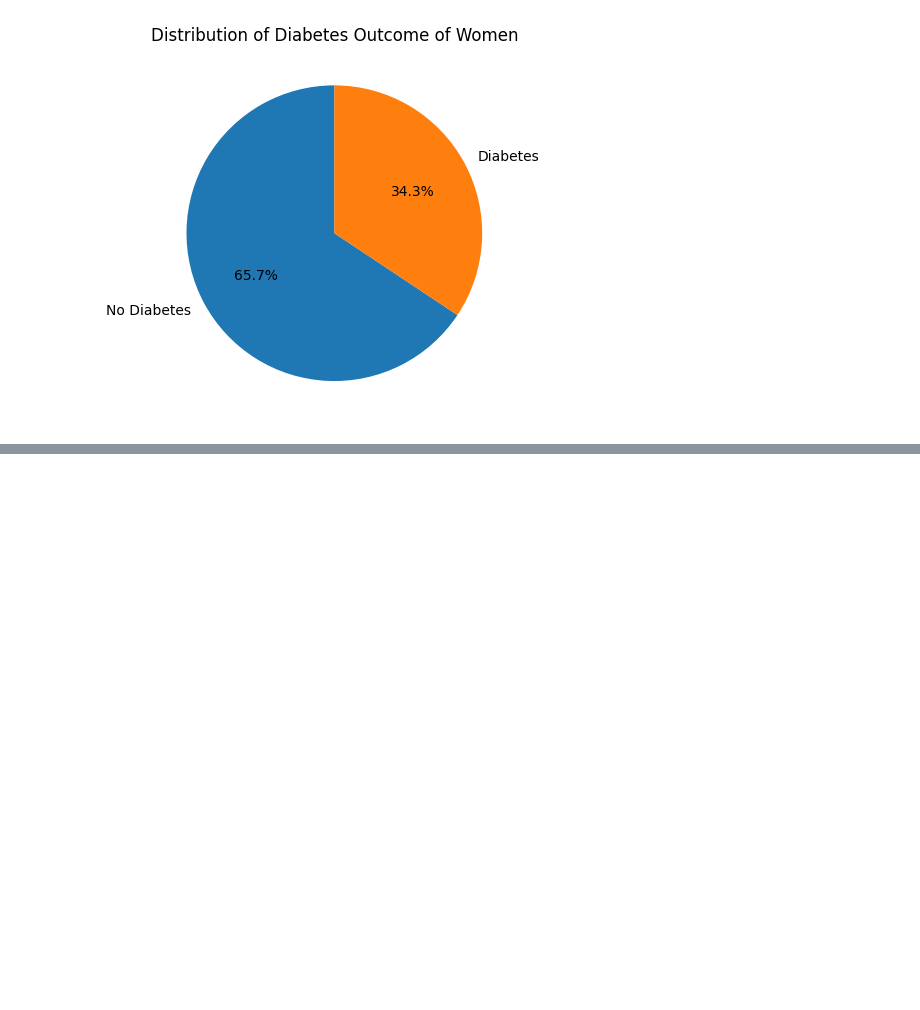
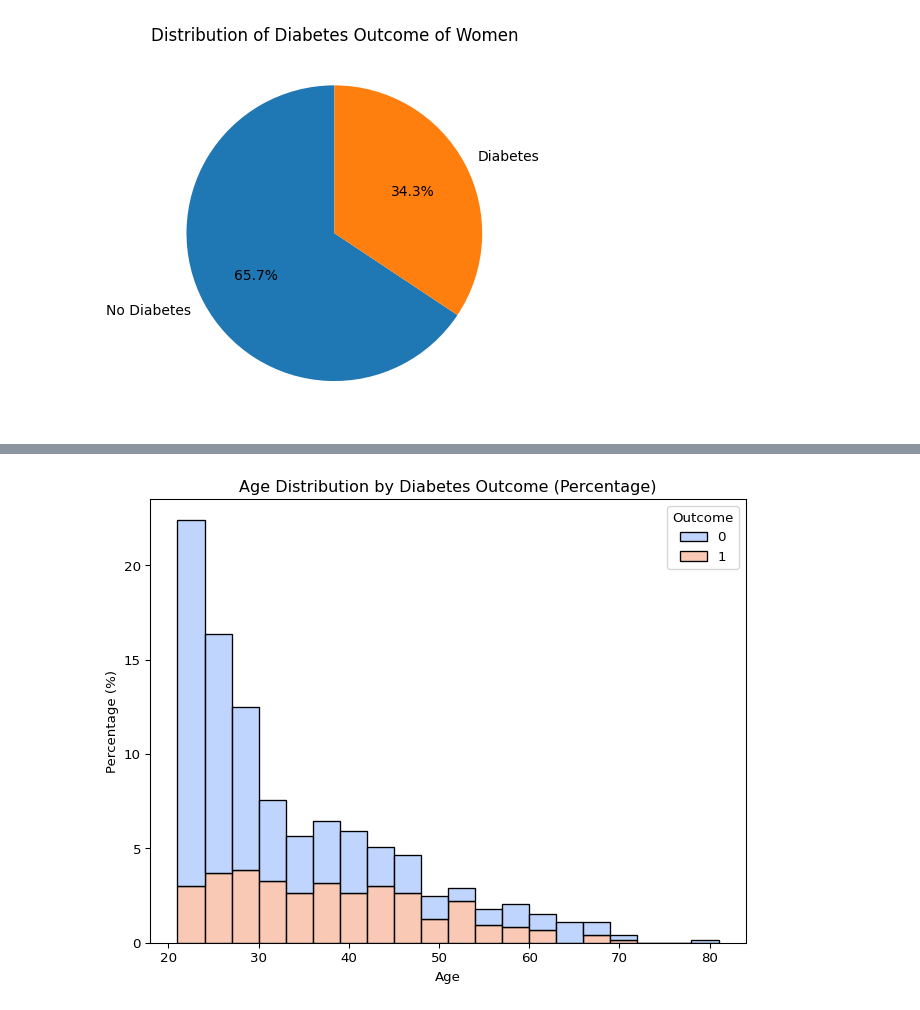
Before and after one commit to yasath-04/UOM-AI-session_Term1, a Jupyter notebook: session-2/Class-Assignment/ClassAssignment.ipynb, the cells around one changed output, grey strips where cells are left out. Cells and saved outputs as stored; diff of their text form; code cells hidden in the pictures; blank space fills up the shorter version.

```diff
--- a/session-2/Class-Assignment/ClassAssignment.ipynb
+++ b/session-2/Class-Assignment/ClassAssignment.ipynb
@@ -240,0 +287,24 @@ plt.show()
+# %%
+import seaborn as sns
+import matplotlib.pyplot as plt
+
+plt.figure(figsize=(8, 6), dpi=96)
+
+# Plot histogram
+sns.histplot(
+    data=cleaned_df,
+    x='Age',
+    hue='Outcome',
+    bins=20,
+    stat='percent',       # <-- this makes it show percentages
+    multiple='stack',     # stacked histogram for comparison
+    palette='coolwarm',
+    kde=False             # you can turn on KDE if you want
+)
+
+plt.title('Age Distribution by Diabetes Outcome (Percentage)')
+plt.xlabel('Age')
+plt.ylabel('Percentage (%)')
+plt.show()
+# %% [output]
+[figure, added]
```
Also changed, not shown: parts of 4 cells of this notebook.
